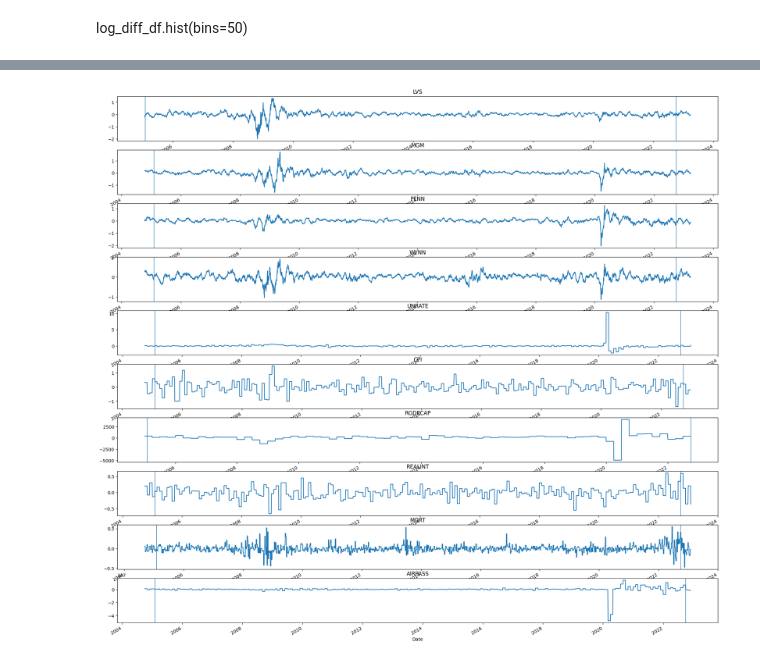
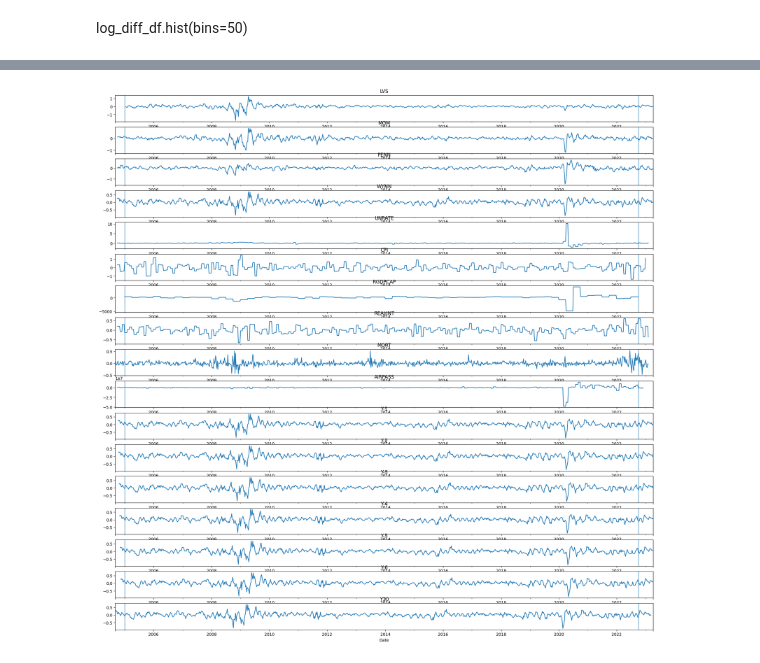
Before and after one commit to hhogenson/Computational-Econ, a Jupyter notebook: Final Project/Project Proposal/Ignore this I'm just trying something.ipynb, the cells around one changed output, grey strips where cells are left out. Drawn from its saved outputs; the diff is of its cells as text; code cells hidden in the pictures.

```diff
--- a/Final Project/Project Proposal/Ignore this I'm just trying something.ipynb
+++ b/Final Project/Project Proposal/Ignore this I'm just trying something.ipynb
@@ -65,7 +65,7 @@ var_list = ["UNRATE", "CPALTT01USM657N", "A939RX0Q048SBEA", "REAINTRATREARAT10Y"
 var_df = pd.DataFrame()
 for var in var_list:
     var_data = web.DataReader(var, "fred", start, end)
-    var_data = var_data.diff().resample("1D").ffill()
+    var_data = var_data.diff().resample("W").ffill()
     var_df[[var]] = var_data
 var_df.rename( columns = {"UNRATE":"UNRATE", "CPALTT01USM657N":"CPI", "A939RX0Q048SBEA":"RGDPCAP", "REAINTRATREARAT10Y":"REALINT", "MORTGAGE30US":"MORT", "AIRRPMTSID11":"AIRPASS"}, inplace = True)
 var_df
@@ -98,8 +98,8 @@ import yfinance as yf
 yf.pdr_override()
 
 stock_list = ["WYNN", "MGM", "LVS", "PENN"]
-stock_df = pdr.get_data_yahoo(stock_list, start = start, end = end)["Adj Close"]
-stock_df = np.log(stock_df).diff(28)
+stock_df = pdr.get_data_yahoo(stock_list, start = start, end = end)["Adj Close"].resample("W").first()
+stock_df = np.log(stock_df).diff(4)
 stock_df
 # %% [output]
 [*********************100%***********************]  4 of 4 completed
@@ -128,5 +128,11 @@ array([[<AxesSubplot: title={'center': 'LVS'}>,
 # %%
 stock_df[["UNRATE", "CPI", "RGDPCAP", "REALINT", "MORT", "AIRPASS"]] = var_df
-stock_df[["Y30"]] = stock_df[["WYNN"]].shift(28)
+stock_df[["Y-1"]] = stock_df[["WYNN"]].shift(1)
+stock_df[["Y-2"]] = stock_df[["WYNN"]].shift(2)
+stock_df[["Y-3"]] = stock_df[["WYNN"]].shift(3)
+stock_df[["Y-4"]] = stock_df[["WYNN"]].shift(4)
+stock_df[["Y-5"]] = stock_df[["WYNN"]].shift(5)
+stock_df[["Y-6"]] = stock_df[["WYNN"]].shift(6)
+stock_df[["Y30"]] = stock_df[["WYNN"]].shift(-4)
 stock_df
 # %% [output]
@@ -147,13 +153,13 @@ stock_df
 # %%
-fig, axs = plt.subplots(10, figsize = (24,24))
+fig, axs = plt.subplots(len(stock_df.columns), figsize = (24,24))
 i = 0
 for column in stock_df:
     stock_df[column].plot.line(ax = axs[i], title = column)
-    axs[i].axvline("2005-02-01",
+    axs[i].axvline("2005-01-01",
                   linewidth = 1)
     axs[i].axvline('2022-10-01',
                   linewidth = 1)
     i = i + 1
 # %% [output]
-[figure, old version]
+[figure, new version]
 # %%
```
Also changed, not shown: parts of 22 cells of this notebook, 2 other files.
